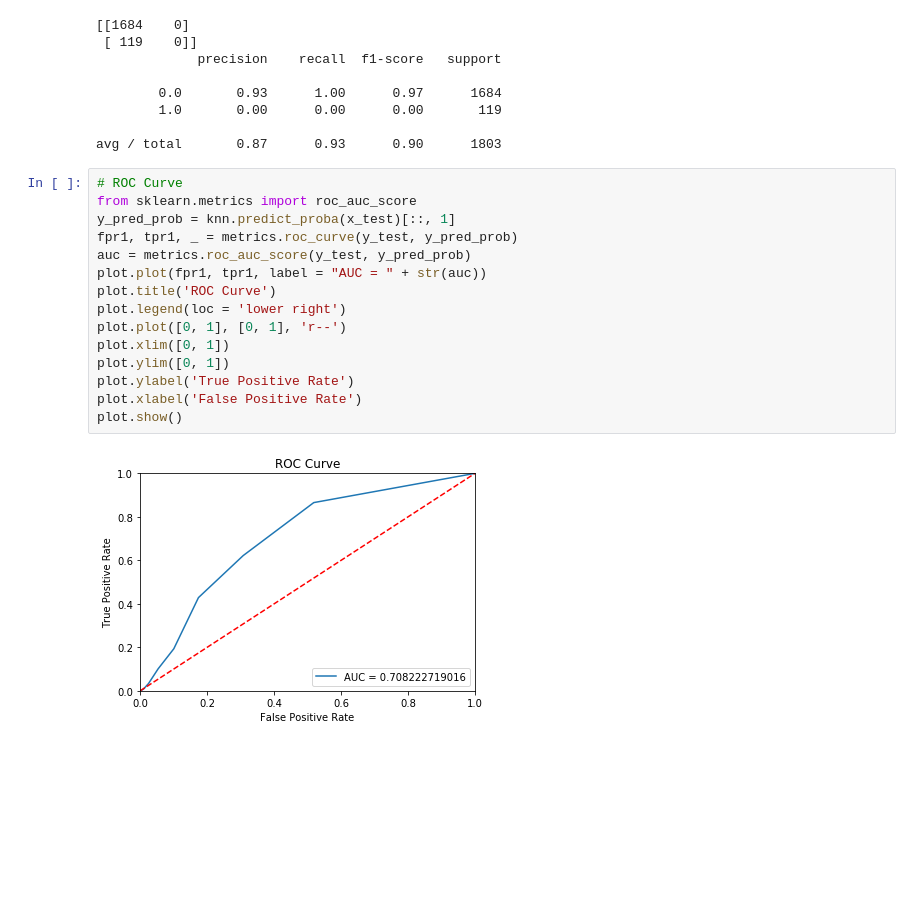
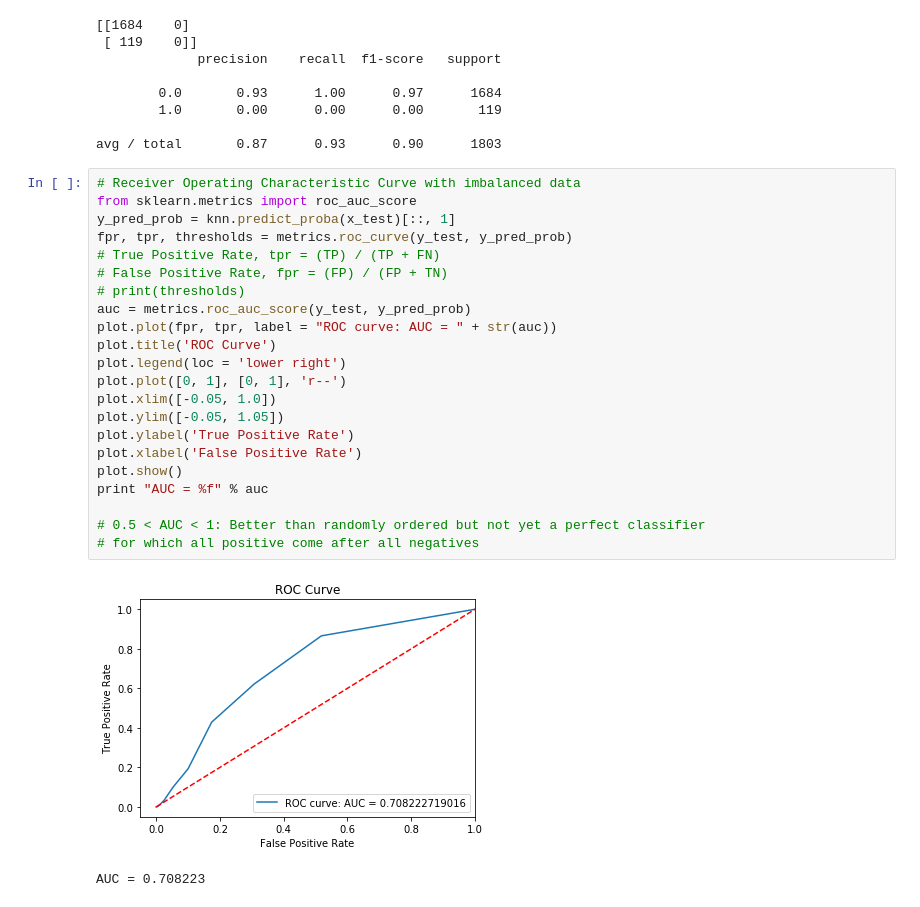
Before and after one commit to Opimenov/weather-prediction, a Jupyter notebook: Experimental Samples/KNN.ipynb, the cells around one changed output. Drawn from its saved outputs; the diff is of its cells as text; blank space fills up the shorter version.

```diff
--- a/Experimental Samples/KNN.ipynb
+++ b/Experimental Samples/KNN.ipynb
@@ -116,19 +122,27 @@ print(classification_report(y_test,y_pred))
 
 avg / total       0.87      0.93      0.90      1803
 # %%
-# ROC Curve
+# Receiver Operating Characteristic Curve with imbalanced data
 from sklearn.metrics import roc_auc_score
 y_pred_prob = knn.predict_proba(x_test)[::, 1]
-fpr1, tpr1, _ = metrics.roc_curve(y_test, y_pred_prob)
+fpr, tpr, thresholds = metrics.roc_curve(y_test, y_pred_prob)
+# True Positive Rate, tpr = (TP) / (TP + FN)
+# False Positive Rate, fpr = (FP) / (FP + TN)
+# print(thresholds)
 auc = metrics.roc_auc_score(y_test, y_pred_prob)
-plot.plot(fpr1, tpr1, label = "AUC = " + str(auc))
+plot.plot(fpr, tpr, label = "ROC curve: AUC = " + str(auc))
 plot.title('ROC Curve')
 plot.legend(loc = 'lower right')
 plot.plot([0, 1], [0, 1], 'r--')
-plot.xlim([0, 1])
-plot.ylim([0, 1])
+plot.xlim([-0.05, 1.0])
+plot.ylim([-0.05, 1.05])
 plot.ylabel('True Positive Rate')
 plot.xlabel('False Positive Rate')
 plot.show()
+print "AUC = %f" % auc
+
+# 0.5 < AUC < 1: Better than randomly ordered but not yet a perfect classifier
+# for which all positive come after all negatives
 # %% [output]
-[figure, old version]
+[figure, new version]
+AUC = 0.708223
```
Also changed, not shown: parts of 5 cells of this notebook, 1 other file.
